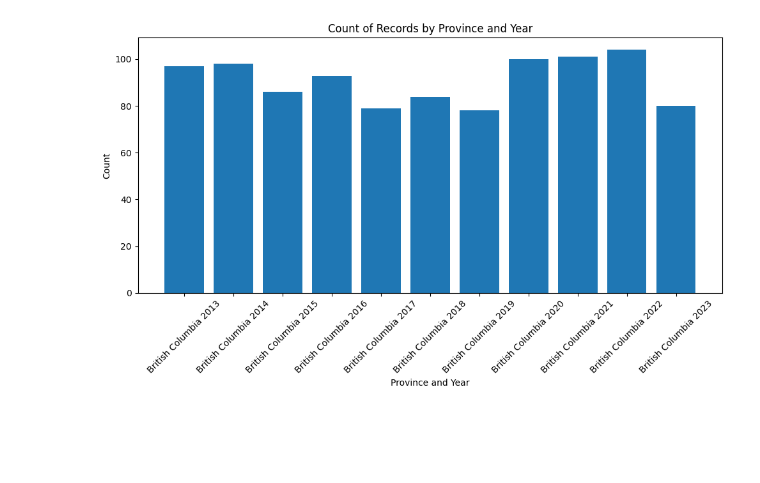
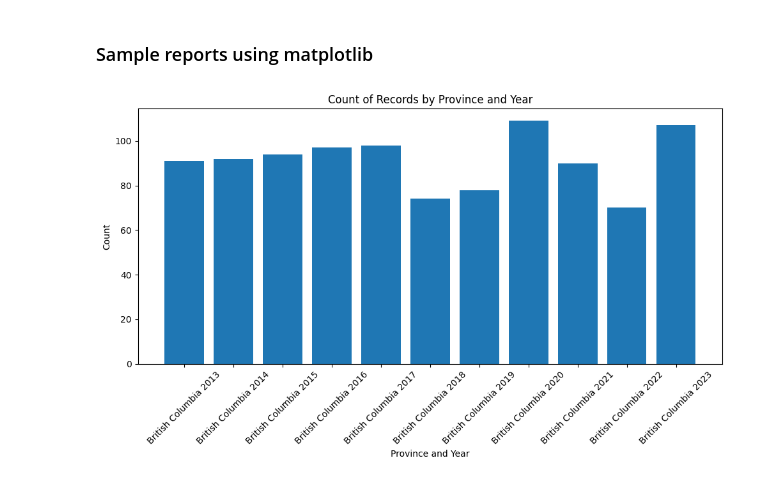
Before and after one commit to niranjan-ramesh/custom-images, a Jupyter notebook: analytics-environment/analyze-synthetic-data.ipynb, the cells around one changed output. Cells and saved outputs as stored; diff of their text form; code cells hidden in the pictures; blank space fills up the shorter version.

Commit message:
Using duckdb instead of pysqldf and added Outcomes file synthetic data and analysis

```diff
--- a/analytics-environment/analyze-synthetic-data.ipynb
+++ b/analytics-environment/analyze-synthetic-data.ipynb
@@ -531,0 +491,2 @@ result.to_excel("data/storage.xlsx")
+# %%
+result_case = duckdb.sql(SQL_QUERY).to_df()
@@ -532,14 +694,16 @@ result.to_excel("data/storage.xlsx")
+# %% [markdown]
+### Sample reports using matplotlib
 # %%
 import matplotlib.pyplot as plt
-graph = result.groupby(['ReportingProvince', 'Survey_Year']).size().reset_index(name='n')
+graph = result_case.groupby(['ReportingProvince', 'Survey_Year']).size().reset_index(name='n')
 
 plt.figure(figsize=(10, 6))
 plt.bar(graph['ReportingProvince'] + ' ' + graph['Survey_Year'].astype(str), graph['n'])
 plt.xlabel('Province and Year')
 plt.ylabel('Count')
 plt.title('Count of Records by Province and Year')
 plt.xticks(rotation=45)
 plt.tight_layout()
 plt.show()
 # %% [output]
-[figure, old version]
+[figure, new version]
```
Also changed, not shown: parts of 25 cells of this notebook, 8 other files.
